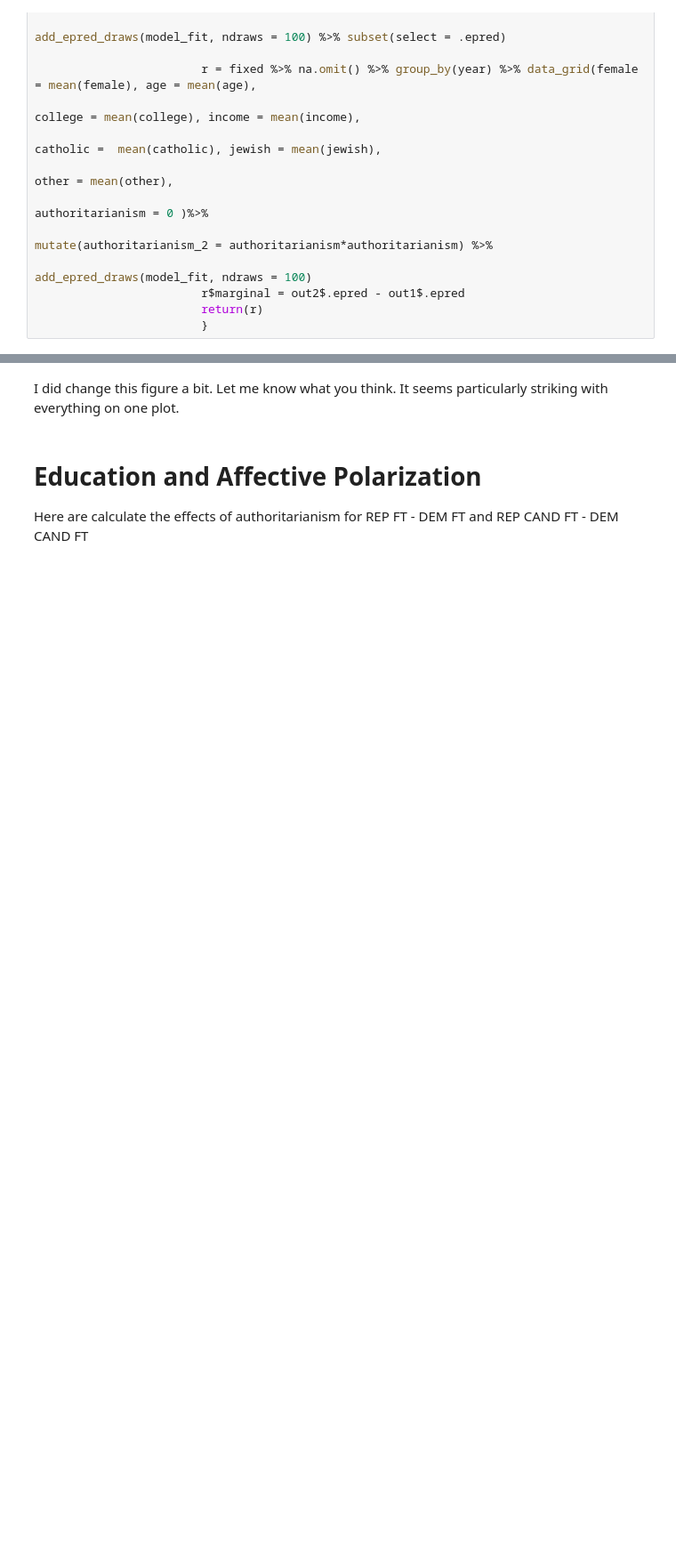
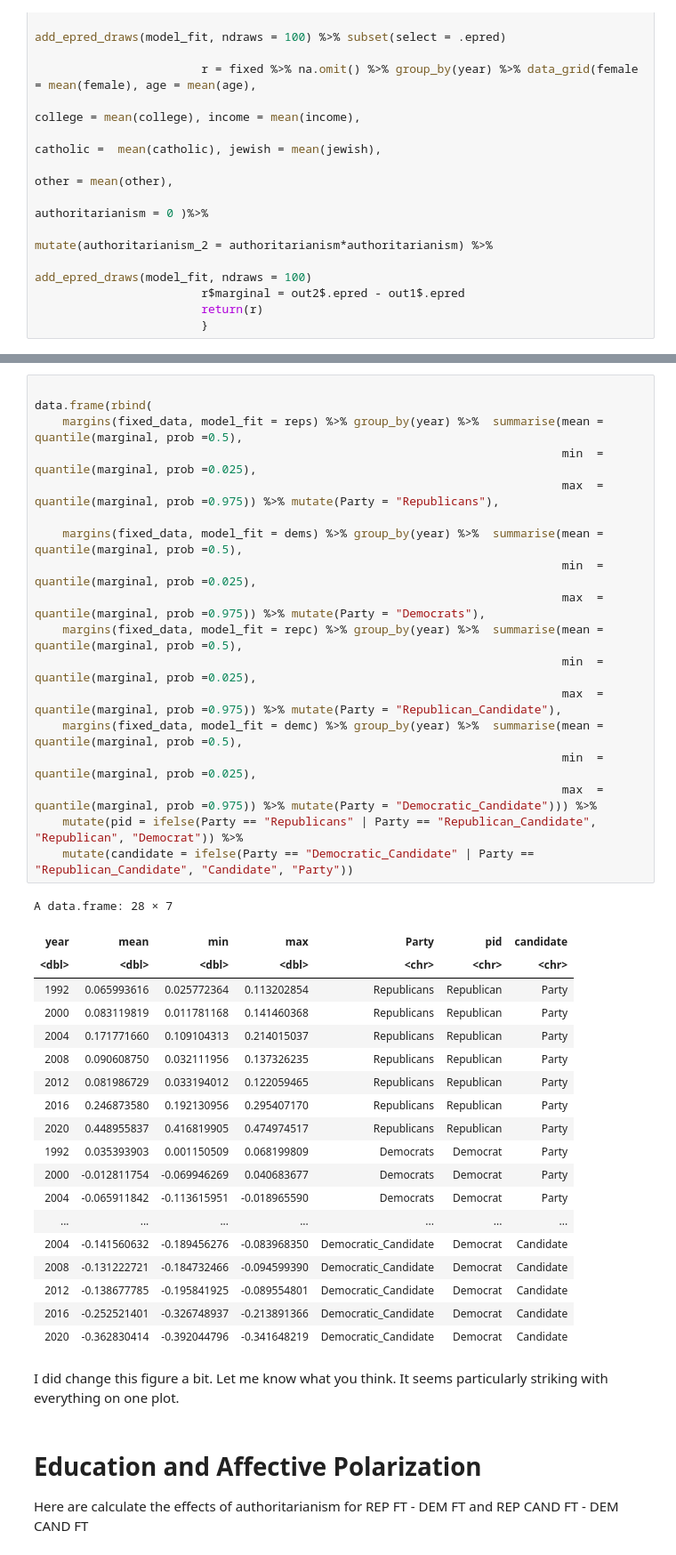
Before and after one commit to crweber9874/Authoritarianism_V2, a Jupyter notebook: analysis/cross_sectional_analysis(ch6)/post_process.ipynb, the cells around one changed output, grey strips where cells are left out. Shown at 89% size. Drawn from its saved outputs; the diff is of its cells as text; blank space fills up the shorter version.

Commit message:
#Spatial model

```diff
--- a/analysis/cross_sectional_analysis(ch6)/post_process.ipynb
+++ b/analysis/cross_sectional_analysis(ch6)/post_process.ipynb
@@ -485,3 +568,41 @@ data.frame(rbind(
+# %%
+
+data.frame(rbind(
+    margins(fixed_data, model_fit = reps) %>% group_by(year) %>%  summarise(mean = quantile(marginal, prob =0.5),
+                                                                            min  = quantile(marginal, prob =0.025),
+                                                                            max  = quantile(marginal, prob =0.975)) %>% mutate(Party = "Republicans"),
+
+    margins(fixed_data, model_fit = dems) %>% group_by(year) %>%  summarise(mean = quantile(marginal, prob =0.5),
+                                                                            min  = quantile(marginal, prob =0.025),
+                                                                            max  = quantile(marginal, prob =0.975)) %>% mutate(Party = "Democrats"),
+    margins(fixed_data, model_fit = repc) %>% group_by(year) %>%  summarise(mean = quantile(marginal, prob =0.5),
+                                                                            min  = quantile(marginal, prob =0.025),
+                                                                            max  = quantile(marginal, prob =0.975)) %>% mutate(Party = "Republican_Candidate"),
+    margins(fixed_data, model_fit = demc) %>% group_by(year) %>%  summarise(mean = quantile(marginal, prob =0.5),
+                                                                            min  = quantile(marginal, prob =0.025),
+                                                                            max  = quantile(marginal, prob =0.975)) %>% mutate(Party = "Democratic_Candidate"))) %>%
+    mutate(pid = ifelse(Party == "Republicans" | Party == "Republican_Candidate", "Republican", "Democrat")) %>%
+    mutate(candidate = ifelse(Party == "Democratic_Candidate" | Party == "Republican_Candidate", "Candidate", "Party"))
+# %% [output]
+A data.frame: 28 × 7
+| year | mean | min | max | Party | pid | candidate |
+| <dbl> | <dbl> | <dbl> | <dbl> | <chr> | <chr> | <chr> |
+| 1992 | 0.065993616 | 0.025772364 | 0.113202854 | Republicans | Republican | Party |
+| 2000 | 0.083119819 | 0.011781168 | 0.141460368 | Republicans | Republican | Party |
+| 2004 | 0.171771660 | 0.109104313 | 0.214015037 | Republicans | Republican | Party |
+| 2008 | 0.090608750 | 0.032111956 | 0.137326235 | Republicans | Republican | Party |
+| 2012 | 0.081986729 | 0.033194012 | 0.122059465 | Republicans | Republican | Party |
+| 2016 | 0.246873580 | 0.192130956 | 0.295407170 | Republicans | Republican | Party |
+| 2020 | 0.448955837 | 0.416819905 | 0.474974517 | Republicans | Republican | Party |
+| 1992 | 0.035393903 | 0.001150509 | 0.068199809 | Democrats | Democrat | Party |
+| 2000 | -0.012811754 | -0.069946269 | 0.040683677 | Democrats | Democrat | Party |
+| 2004 | -0.065911842 | -0.113615951 | -0.018965590 | Democrats | Democrat | Party |
+| ... | ... | ... | ... | ... | ... | ... |
+| 2004 | -0.141560632 | -0.189456276 | -0.083968350 | Democratic_Candidate | Democrat | Candidate |
+| 2008 | -0.131222721 | -0.184732466 | -0.094599390 | Democratic_Candidate | Democrat | Candidate |
+| 2012 | -0.138677785 | -0.195841925 | -0.089554801 | Democratic_Candidate | Democrat | Candidate |
+| 2016 | -0.252521401 | -0.326748937 | -0.213891366 | Democratic_Candidate | Democrat | Candidate |
+| 2020 | -0.362830414 | -0.392044796 | -0.341648219 | Democratic_Candidate | Democrat | Candidate |
 # %% [markdown]
 I did change this figure a bit. Let me know what you think. It seems particularly striking with everything on one plot.
 # %% [markdown]
```
Also changed, not shown: parts of 17 cells of this notebook.
